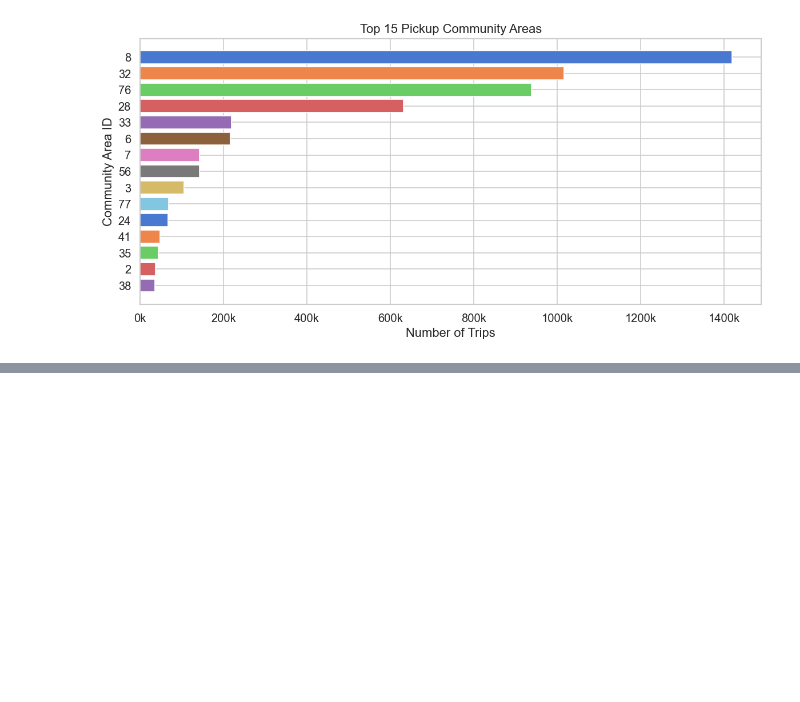
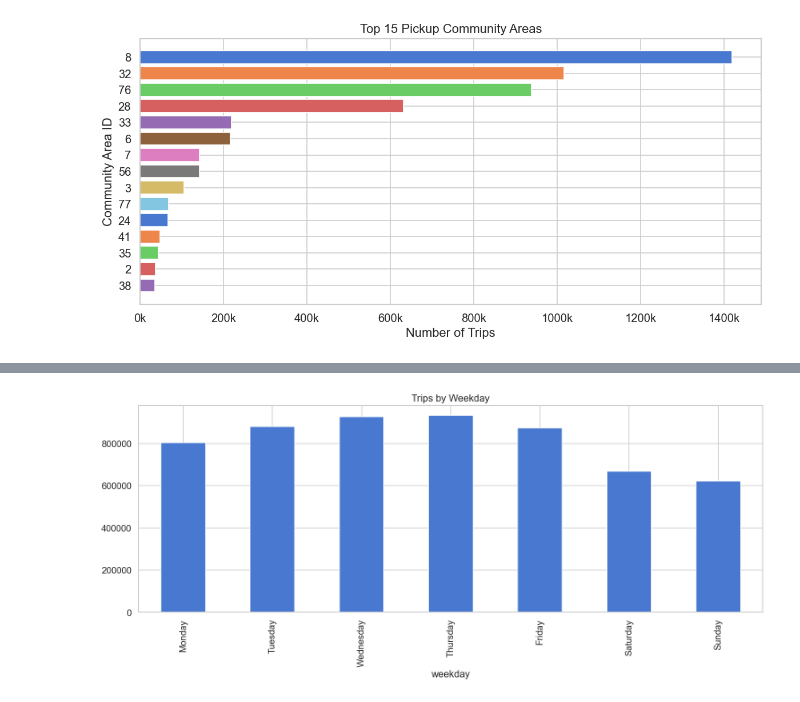
Before and after one commit to nbringew/AAA_Team_1, a Jupyter notebook: notebooks/01.1_data_exploration_taxis.ipynb, the cells around one changed output, grey strips where cells are left out. Cells and saved outputs as stored; diff of their text form; code cells hidden in the pictures; blank space fills up the shorter version.

```diff
--- a/notebooks/01.1_data_exploration_taxis.ipynb
+++ b/notebooks/01.1_data_exploration_taxis.ipynb
@@ -336,0 +396,31 @@ plt.show()
+# %%
+df_2025_clean["weekday"] = (
+    df_2025_clean["trip_start_timestamp"]
+    .dt.day_name()
+)
+
+weekday_order = [
+    "Monday",
+    "Tuesday",
+    "Wednesday",
+    "Thursday",
+    "Friday",
+    "Saturday",
+    "Sunday"
+]
+
+weekday_profile = (
+    df_2025_clean
+    .groupby("weekday")
+    .size()
+    .reindex(weekday_order)
+)
+
+weekday_profile.plot(
+    kind="bar",
+    figsize=(15,5)
+)
+plt.title("Trips by Weekday")
+plt.show()
+# %% [output]
+[figure, added]
```
Also changed, not shown: parts of 10 cells of this notebook.
